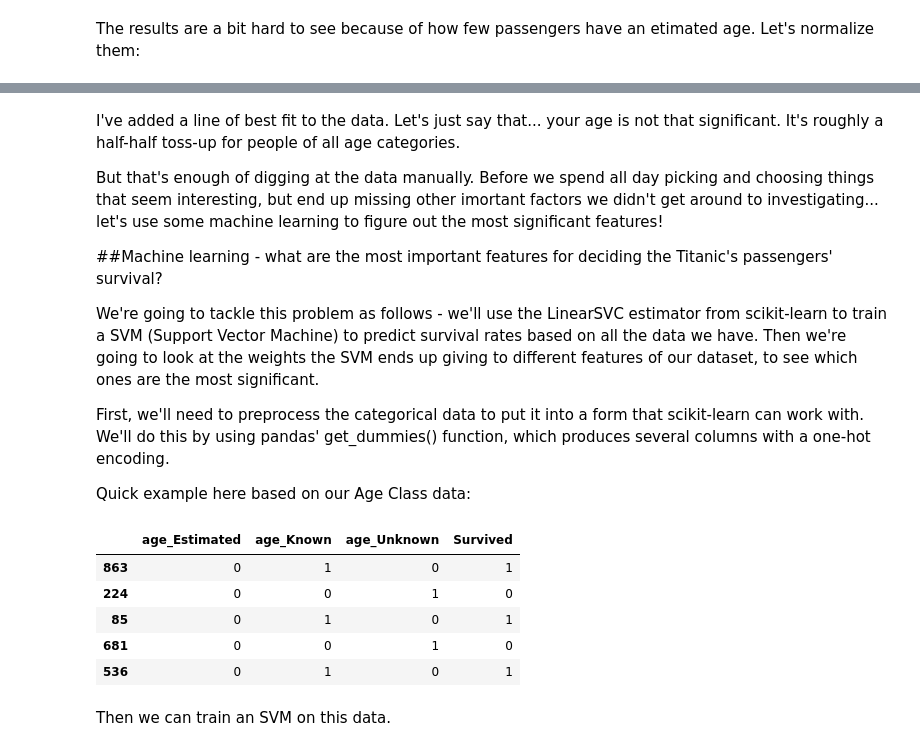
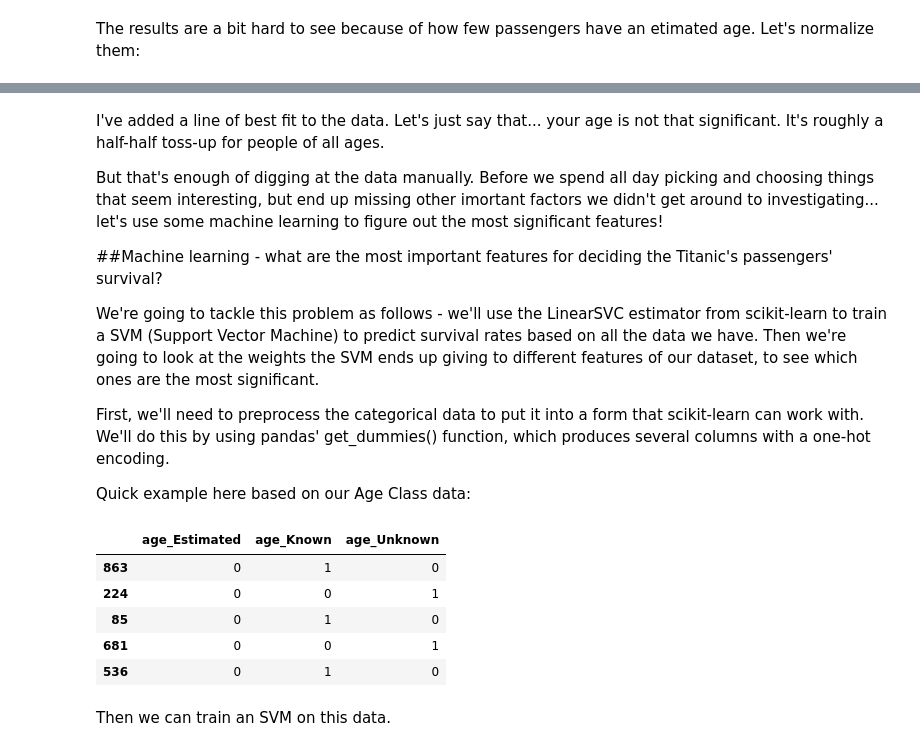
Before and after one commit to Mistborn/titanic, a Jupyter notebook: Titanic.ipynb, the cells around one changed output, grey strips where cells are left out. Cells and saved outputs as stored; diff of their text form; code cells hidden in the pictures.

```diff
--- a/Titanic.ipynb
+++ b/Titanic.ipynb
@@ -199,5 +199,5 @@ plot.plot(points, m*points + b)
 # %% [markdown]
-I've added a line of best fit to the data. Let's just say that... your age is not that significant. It's roughly a half-half toss-up for people of all age categories.
+I've added a line of best fit to the data. Let's just say that... your age is not that significant. It's roughly a half-half toss-up for people of all ages.
 
 But that's enough of digging at the data manually. Before we spend all day picking and choosing things that seem interesting, but end up missing other imortant factors we didn't get around to investigating... let's use some machine learning to figure out the most significant features!
 
@@ -211,14 +211,14 @@ Quick example here based on our Age Class data:
 # %%
 ac_dummies = pd.get_dummies(people['Age Class'], prefix='age')
 # features and label
-pd.concat([ac_dummies, people['Survived']], axis=1).head()
+ac_dummies.head()
 # %% [output]
-|  | age_Estimated | age_Known | age_Unknown | Survived |
-| 863 | 0 | 1 | 0 | 1 |
-| 224 | 0 | 0 | 1 | 0 |
-| 85 | 0 | 1 | 0 | 1 |
-| 681 | 0 | 0 | 1 | 0 |
-| 536 | 0 | 1 | 0 | 1 |
+|  | age_Estimated | age_Known | age_Unknown |
+| 863 | 0 | 1 | 0 |
+| 224 | 0 | 0 | 1 |
+| 85 | 0 | 1 | 0 |
+| 681 | 0 | 0 | 1 |
+| 536 | 0 | 1 | 0 |
 # %% [markdown]
 Then we can train an SVM on this data.
 # %%
```
Also changed, not shown: parts of 10 cells of this notebook.
